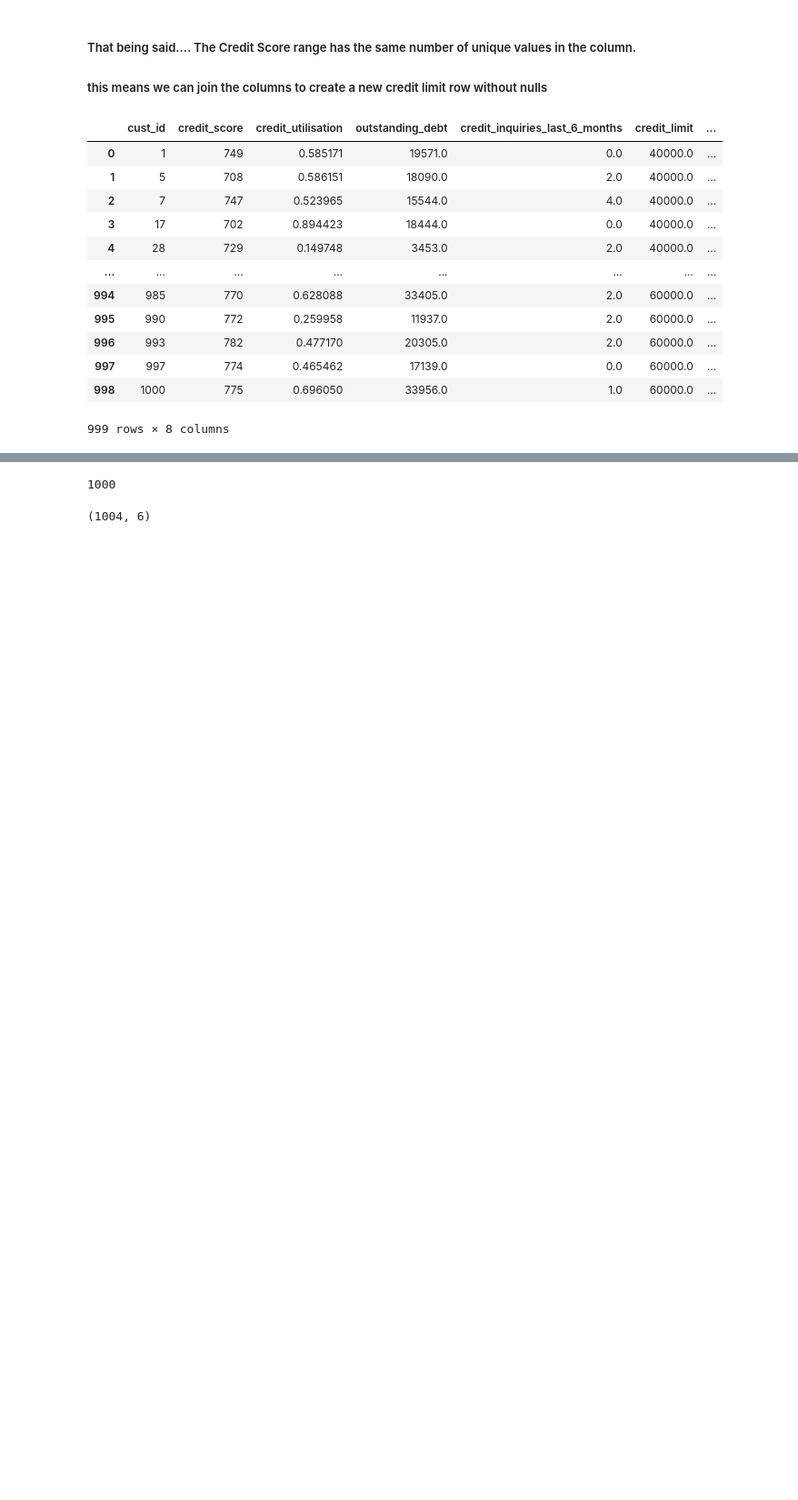
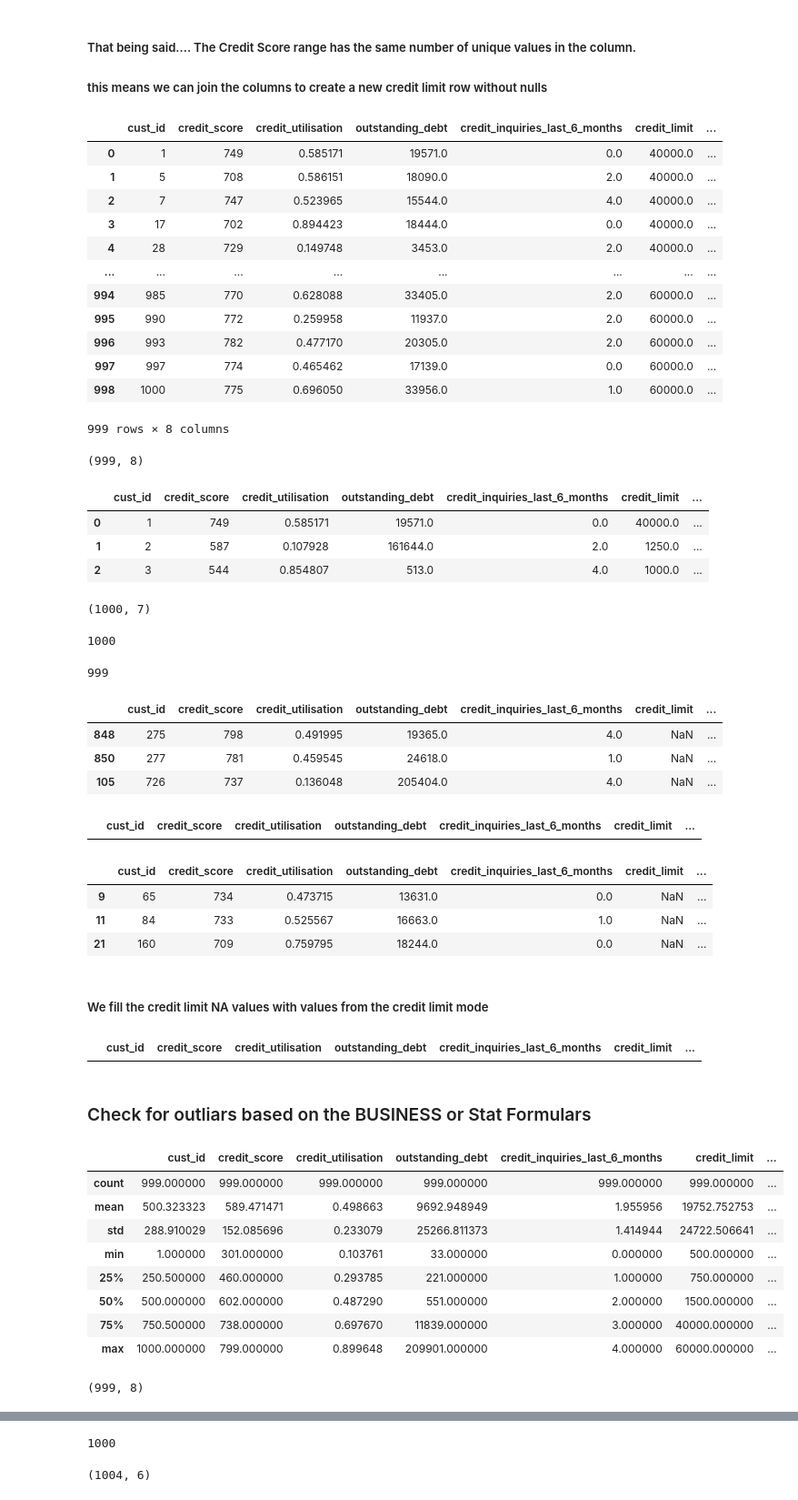
Before and after one commit to jdhova/DummyBank, a Jupyter notebook: CreditScore.ipynb, the cells around one changed output, grey strips where cells are left out. Shown at 91% size. Saved outputs shown, nothing was run; the diff lists cells and outputs as text; code cells hidden in the pictures; blank space fills up the shorter version.

```diff
--- a/CreditScore.ipynb
+++ b/CreditScore.ipynb
@@ -340,0 +376,67 @@ data_clean_credit_score2
+# %%
+data_clean_credit_score2.shape
+# %% [output]
+(999, 8)
+# %%
+data_clean_credit_score.head(3)
+# %% [output]
+|  | cust_id | credit_score | credit_utilisation | outstanding_debt | credit_inquiries_last_6_months | credit_limit | ... |
+| 0 | 1 | 749 | 0.585171 | 19571.0 | 0.0 | 40000.0 | ... |
+| 1 | 2 | 587 | 0.107928 | 161644.0 | 2.0 | 1250.0 | ... |
+| 2 | 3 | 544 | 0.854807 | 513.0 | 4.0 | 1000.0 | ... |
+# %%
+data_clean_credit_score.shape
+# %% [output]
+(1000, 7)
+# %%
+data_clean_credit_score.cust_id.nunique()
+# %% [output]
+1000
+# %%
+data_clean_credit_score2.cust_id.nunique()
+# %% [output]
+999
+# %%
+data_clean_credit_score2[data_clean_credit_score2.credit_limit.isnull()].sample(3)
+# %% [output]
+|  | cust_id | credit_score | credit_utilisation | outstanding_debt | credit_inquiries_last_6_months | credit_limit | ... |
+| 848 | 275 | 798 | 0.491995 | 19365.0 | 4.0 | NaN | ... |
+| 850 | 277 | 781 | 0.459545 | 24618.0 | 1.0 | NaN | ... |
+| 105 | 726 | 737 | 0.136048 | 205404.0 | 4.0 | NaN | ... |
+# %%
+data_clean_credit_score2[data_clean_credit_score2.credit_limit_mode.isnull()].head(4)
+# %% [output]
+|  | cust_id | credit_score | credit_utilisation | outstanding_debt | credit_inquiries_last_6_months | credit_limit | ... |
+# %%
+data_clean_credit_score2[data_clean_credit_score2.credit_limit.isnull()].head(3)
+# %% [output]
+|  | cust_id | credit_score | credit_utilisation | outstanding_debt | credit_inquiries_last_6_months | credit_limit | ... |
+| 9 | 65 | 734 | 0.473715 | 13631.0 | 0.0 | NaN | ... |
+| 11 | 84 | 733 | 0.525567 | 16663.0 | 1.0 | NaN | ... |
+| 21 | 160 | 709 | 0.759795 | 18244.0 | 0.0 | NaN | ... |
+# %% [markdown]
+##### We fill the credit limit NA values with values from the credit limit mode
+# %%
+data_clean_credit_score2['credit_limit'].fillna(data_clean_credit_score2['credit_limit_mode'],inplace=True)
+# %%
+data_clean_credit_score2[data_clean_credit_score2.credit_limit.isnull()].head(3)
+# %% [output]
+|  | cust_id | credit_score | credit_utilisation | outstanding_debt | credit_inquiries_last_6_months | credit_limit | ... |
+# %% [markdown]
+### Check for outliars based on the BUSINESS or Stat Formulars
+# %%
+data_clean_credit_score2.describe()
+# %% [output]
+|  | cust_id | credit_score | credit_utilisation | outstanding_debt | credit_inquiries_last_6_months | credit_limit | ... |
+| count | 999.000000 | 999.000000 | 999.000000 | 999.000000 | 999.000000 | 999.000000 | ... |
+| mean | 500.323323 | 589.471471 | 0.498663 | 9692.948949 | 1.955956 | 19752.752753 | ... |
+| std | 288.910029 | 152.085696 | 0.233079 | 25266.811373 | 1.414944 | 24722.506641 | ... |
+| min | 1.000000 | 301.000000 | 0.103761 | 33.000000 | 0.000000 | 500.000000 | ... |
+| 25% | 250.500000 | 460.000000 | 0.293785 | 221.000000 | 1.000000 | 750.000000 | ... |
+| 50% | 500.000000 | 602.000000 | 0.487290 | 551.000000 | 2.000000 | 1500.000000 | ... |
+| 75% | 750.500000 | 738.000000 | 0.697670 | 11839.000000 | 3.000000 | 40000.000000 | ... |
+| max | 1000.000000 | 799.000000 | 0.899648 | 209901.000000 | 4.000000 | 60000.000000 | ... |
+# %%
+data_clean_credit_score2.shape
+# %% [output]
+(999, 8)
```
Also changed, not shown: parts of 8 cells of this notebook.
